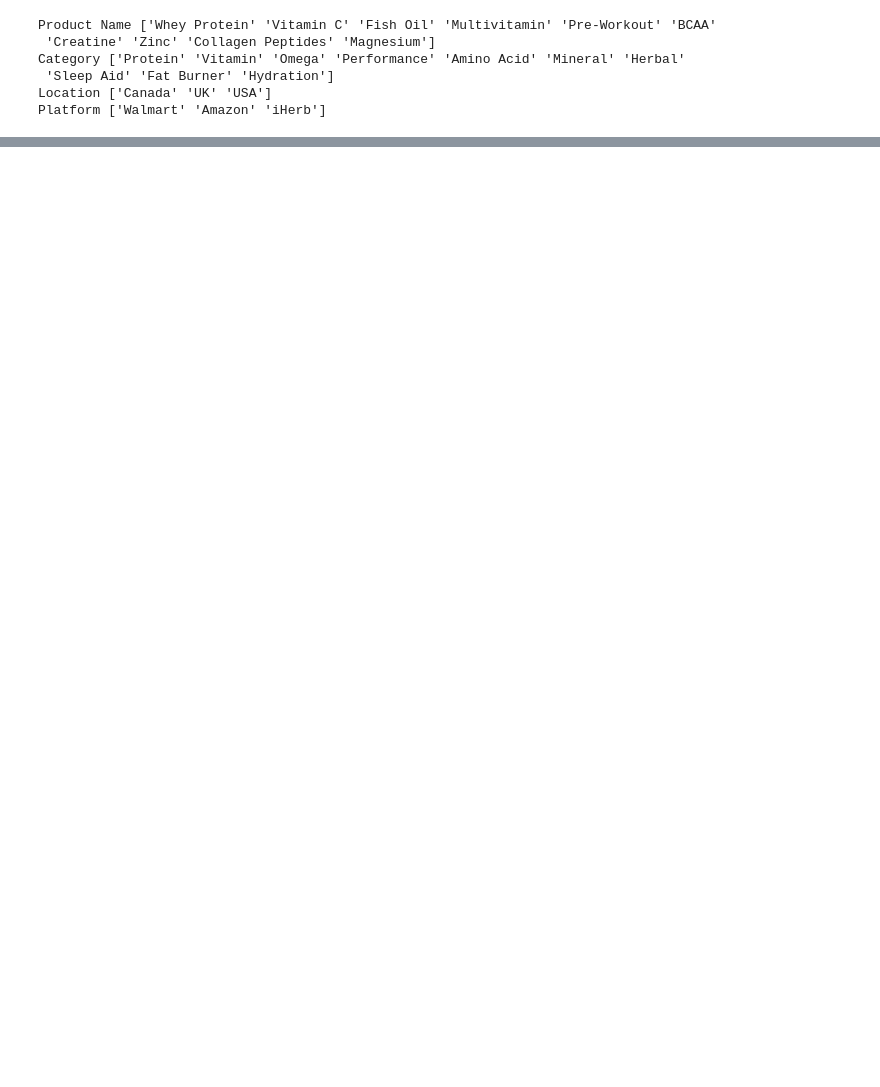
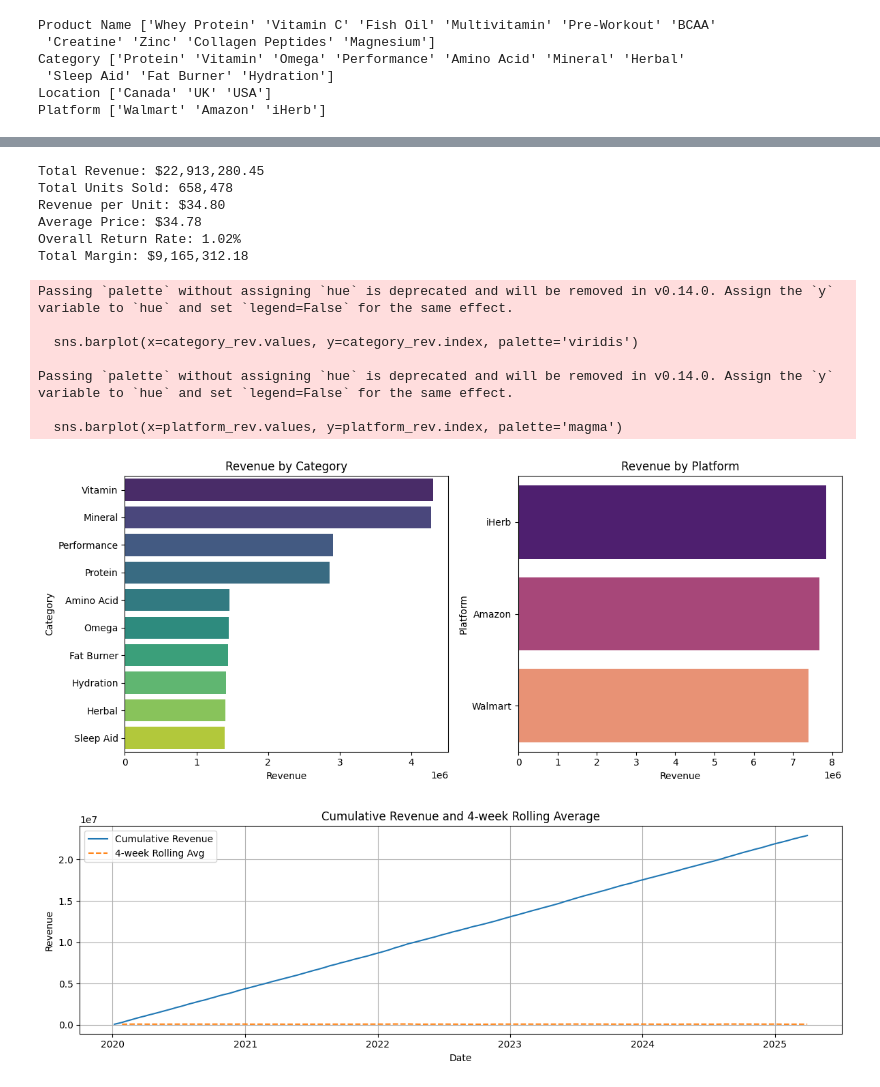
Before and after one commit to melek002/Predictive-Sales, a Jupyter notebook: Etl_Sales.ipynb, the cells around one changed output, grey strips where cells are left out. Drawn from its saved outputs; the diff is of its cells as text; code cells hidden in the pictures; blank space fills up the shorter version.

```diff
--- a/Etl_Sales.ipynb
+++ b/Etl_Sales.ipynb
@@ -93,0 +215,62 @@ Platform ['Walmart' 'Amazon' 'iHerb']
+# %%
+# Compute concise KPIs
+total_revenue = df['Revenue'].sum()
+total_units = df['Units Sold'].sum()
+revenue_per_unit = (total_revenue / total_units) if total_units>0 else np.nan
+avg_price = df['Price'].mean()
+overall_return_rate = (df['Units Returned'].sum() / total_units) if total_units>0 else np.nan
+total_margin = df['Total_Margin'].sum() if 'Total_Margin' in df.columns else (df['Price'] * 0.4 * df['Units Sold']).sum()
+
+# Print KPIs
+print(f"Total Revenue: ${total_revenue:,.2f}")
+print(f"Total Units Sold: {int(total_units):,}")
+print(f"Revenue per Unit: ${revenue_per_unit:,.2f}")
+print(f"Average Price: ${avg_price:,.2f}")
+print(f"Overall Return Rate: {overall_return_rate:.2%}")
+print(f"Total Margin: ${total_margin:,.2f}")
+
+# Prepare category/platform revenue for plotting
+category_rev = df.groupby('Category')['Revenue'].sum().sort_values(ascending=False)
+platform_rev = df.groupby('Platform')['Revenue'].sum().sort_values(ascending=False)
+weekly_revenue = df.groupby('Date')['Revenue'].sum().sort_index()
+
+# Plot revenue by Category and Platform
+plt.figure(figsize=(12,5))
+plt.subplot(1,2,1)
+sns.barplot(x=category_rev.values, y=category_rev.index, palette='viridis')
+plt.title('Revenue by Category')
+plt.xlabel('Revenue')
+plt.subplot(1,2,2)
+sns.barplot(x=platform_rev.values, y=platform_rev.index, palette='magma')
+plt.title('Revenue by Platform')
+plt.xlabel('Revenue')
+plt.tight_layout()
+plt.show()
+
+# Cumulative revenue and 4-week rolling average
+plt.figure(figsize=(12,4))
+plt.plot(weekly_revenue.index, weekly_revenue.cumsum(), label='Cumulative Revenue')
+plt.plot(weekly_revenue.index, weekly_revenue.rolling(4).mean(), label='4-week Rolling Avg', linestyle='--')
+plt.title('Cumulative Revenue and 4-week Rolling Average')
+plt.xlabel('Date')
+plt.ylabel('Revenue')
+plt.legend()
+plt.grid(True)
+plt.tight_layout()
+plt.show()
+# %% [output]
+Total Revenue: $22,913,280.45
+Total Units Sold: 658,478
+Revenue per Unit: $34.80
+Average Price: $34.78
+Overall Return Rate: 1.02%
+Total Margin: $9,165,312.18
+Passing `palette` without assigning `hue` is deprecated and will be removed in v0.14.0. Assign the `y` variable to `hue` and set `legend=False` for the same effect.
+
+  sns.barplot(x=category_rev.values, y=category_rev.index, palette='viridis')
+
+Passing `palette` without assigning `hue` is deprecated and will be removed in v0.14.0. Assign the `y` variable to `hue` and set `legend=False` for the same effect.
+
+  sns.barplot(x=platform_rev.values, y=platform_rev.index, palette='magma')
+[figure, added]
+[figure, added]
```
Also changed, not shown: parts of 20 cells of this notebook.
